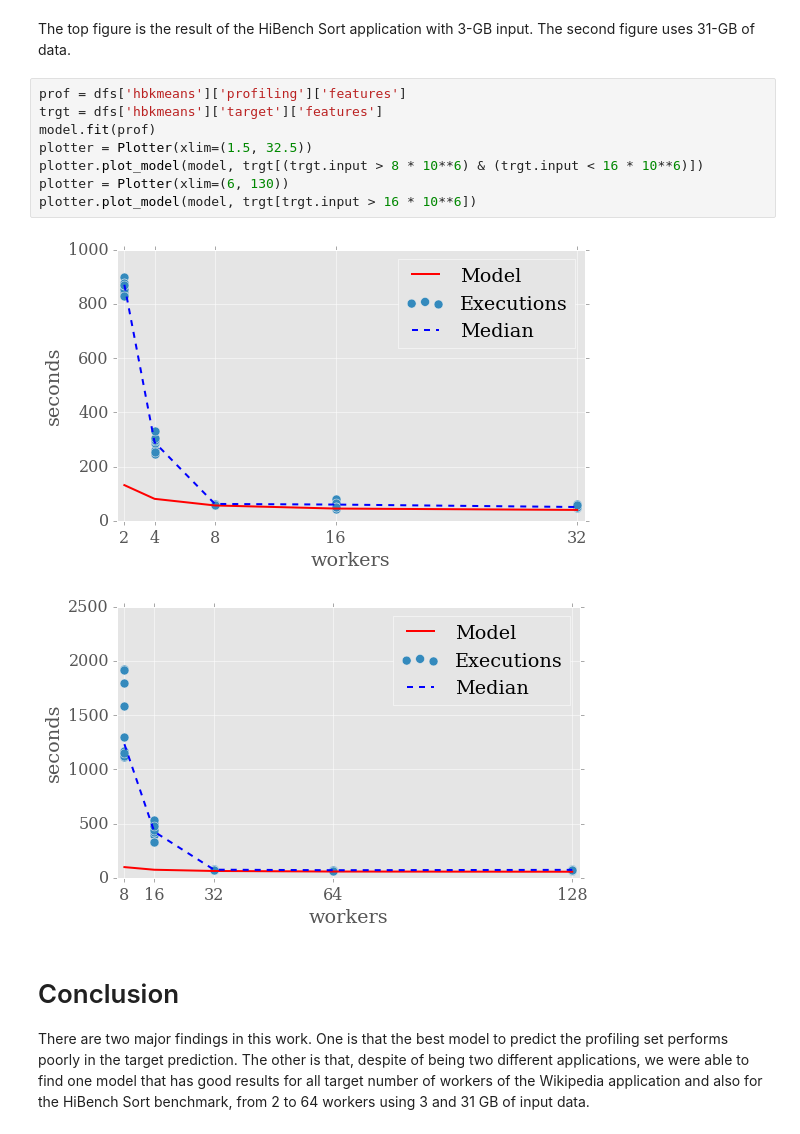
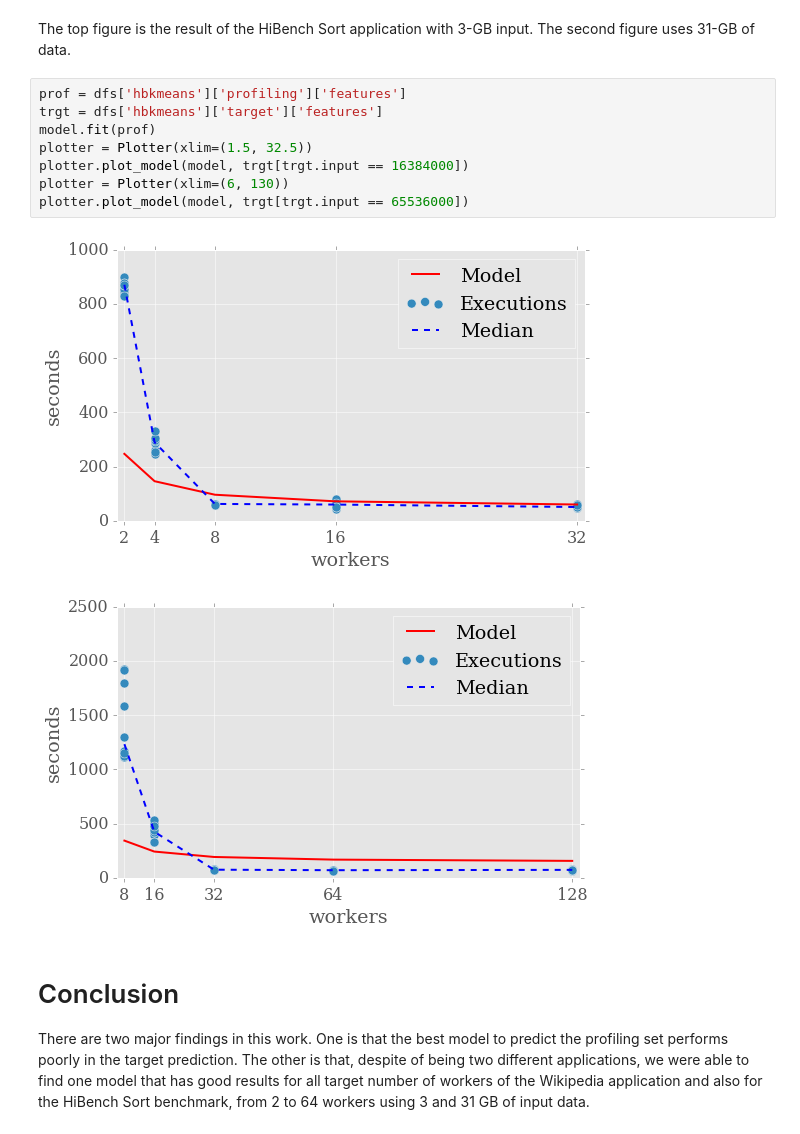
Before and after one commit to cemsbr/phd_notebook, a Jupyter notebook: notebooks/000-Wikipedia, HBSort, HBKmeans.ipynb, the cells around one changed output. Saved outputs shown, nothing was run; the diff lists cells and outputs as text.

Commit message:
Fixed K-means input bug

```diff
--- a/notebooks/000-Wikipedia, HBSort, HBKmeans.ipynb
+++ b/notebooks/000-Wikipedia, HBSort, HBKmeans.ipynb
@@ -458,14 +458,14 @@ The top figure is the result of the HiBench Sort application with 3-GB input. Th
 # %%
 prof = dfs['hbkmeans']['profiling']['features']
 trgt = dfs['hbkmeans']['target']['features']
 model.fit(prof)
 plotter = Plotter(xlim=(1.5, 32.5))
-plotter.plot_model(model, trgt[(trgt.input > 8 * 10**6) & (trgt.input < 16 * 10**6)])
+plotter.plot_model(model, trgt[trgt.input == 16384000])
 plotter = Plotter(xlim=(6, 130))
-plotter.plot_model(model, trgt[trgt.input > 16 * 10**6])
+plotter.plot_model(model, trgt[trgt.input == 65536000])
 # %% [output]
-[figure, old version]
+[figure, new version]
-[figure, old version]
+[figure, new version]
 # %% [markdown]
 # Conclusion
 There are two major findings in this work. One is that the best model to predict the profiling set performs poorly in the target prediction. The other is that, despite of being two different applications, we were able to find one model that has good results for all target number of workers of the Wikipedia application and also for the HiBench Sort benchmark, from 2 to 64 workers using 3 and 31 GB of input data.
```
Also changed, not shown: parts of 9 cells of this notebook, 1 other file.
